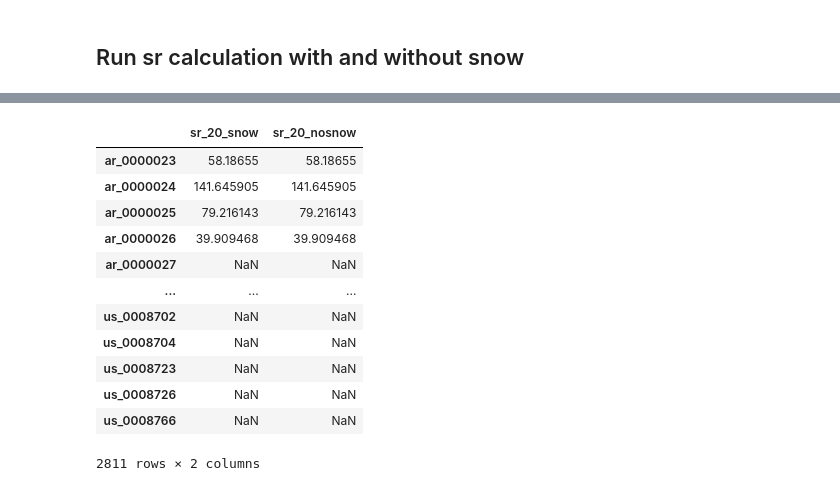
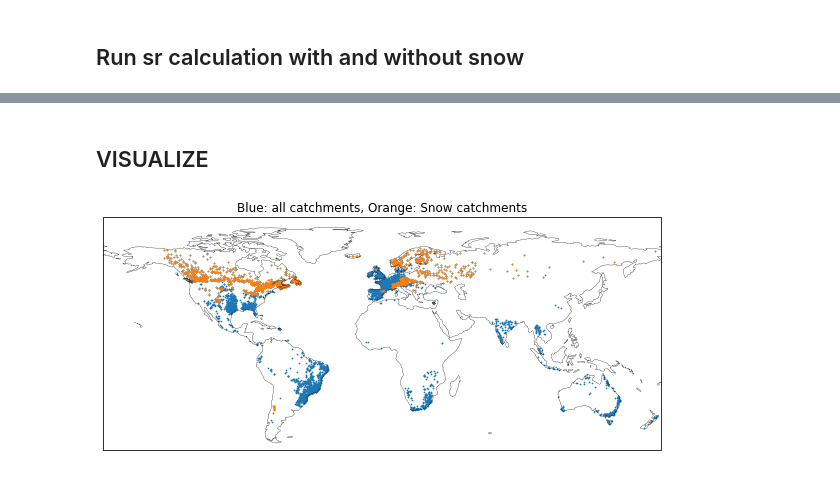
Before and after one commit to fvanoorschot/global_sr_module, a Jupyter notebook: run_script_snow.ipynb, the cells around one changed output, grey strips where cells are left out. Drawn from its saved outputs; the diff is of its cells as text; code cells hidden in the pictures.

```diff
--- a/run_script_snow.ipynb
+++ b/run_script_snow.ipynb
@@ -445,17 +414,0 @@ for catch_id in snow_ids:
-# %%
-sr_df.to_csv(f'{work_dir}/output/sr_calculation/all_catchments_sr_snow_nosnow.csv')
-sr_df
-# %% [output]
-|  | sr_20_snow | sr_20_nosnow |
-| ar_0000023 | 58.18655 | 58.18655 |
-| ar_0000024 | 141.645905 | 141.645905 |
-| ar_0000025 | 79.216143 | 79.216143 |
-| ar_0000026 | 39.909468 | 39.909468 |
-| ar_0000027 | NaN | NaN |
-| ... | ... | ... |
-| us_0008702 | NaN | NaN |
-| us_0008704 | NaN | NaN |
-| us_0008723 | NaN | NaN |
-| us_0008726 | NaN | NaN |
-| us_0008766 | NaN | NaN |
-2811 rows × 2 columns
@@ -461,0 +429,30 @@ sr_df
+# %% [markdown]
+## VISUALIZE
+# %%
+# snow catchments map
+snow_ids = np.loadtxt(f'{work_dir}/output/snow/catch_id_list_snow_t_and_p.txt',dtype='str')
+
+#shapes
+sh = gpd.read_file(f'{work_dir}/output/geo_catchments_sel_area_wb.shp')
+sh.index = sh.catch_id
+sh['centroid'] = sh.centroid
+
+df = pd.DataFrame(index=snow_ids)
+df['lon'] = sh.centroid.x
+df['lat'] = sh.centroid.y
+
+df2 = pd.DataFrame(index=sh.index)
+df2['lon'] = sh.centroid.x
+df2['lat'] = sh.centroid.y
+
+fig = plt.figure(figsize=(10,10))
+ax = plt.axes(projection=ccrs.PlateCarree())
+ax.coastlines(linewidth=0.3)
+ax.set_xlim(-180,180)
+ax.set_ylim(-60,90)
+ax.scatter(df2.lon,df2.lat,s=0.5)
+ax.scatter(df.lon,df.lat,s=0.5)
+ax.set_title('Blue: all catchments, Orange: Snow catchments',size=12)
+fig.savefig(f'{work_dir}/output/figures/snow/map_snow_catchments.jpg',dpi=200,bbox_inches='tight')
+# %% [output]
+[figure, added]
```
Also changed, not shown: parts of 18 cells of this notebook, 2 other files.
